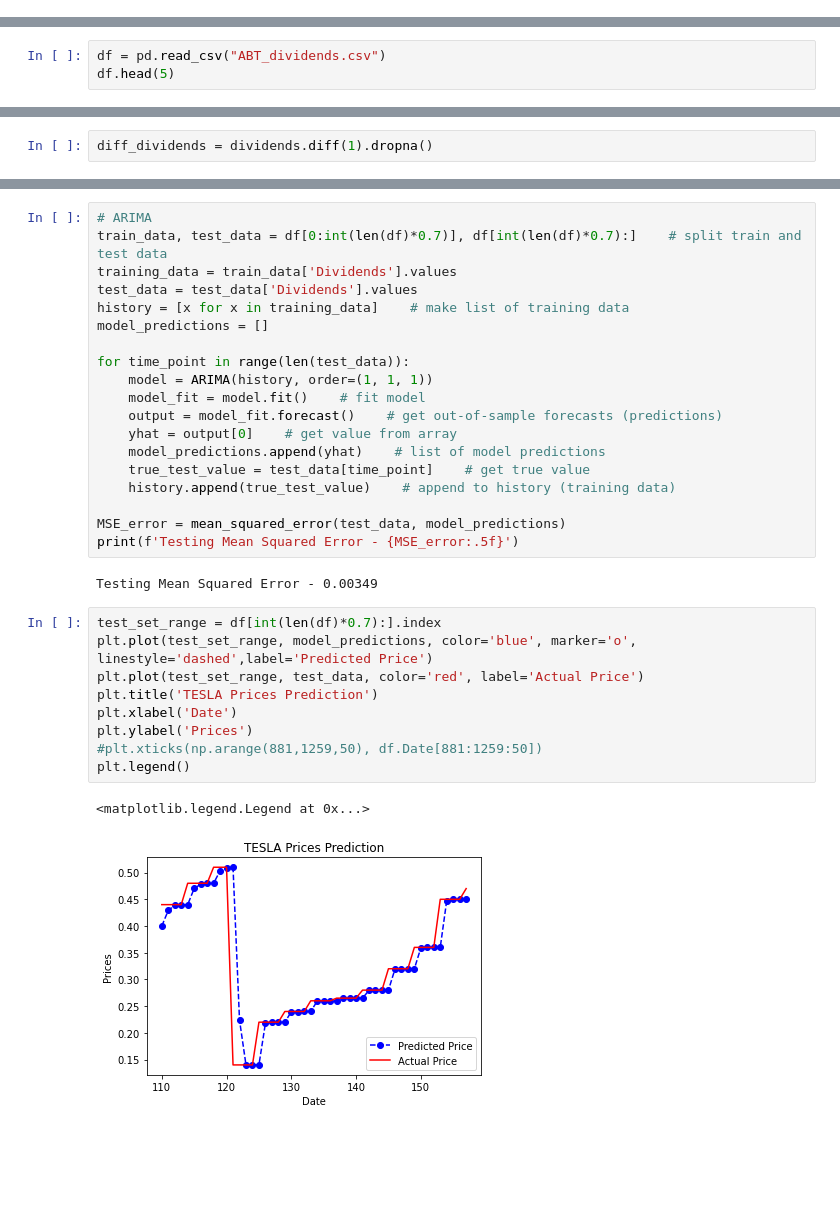
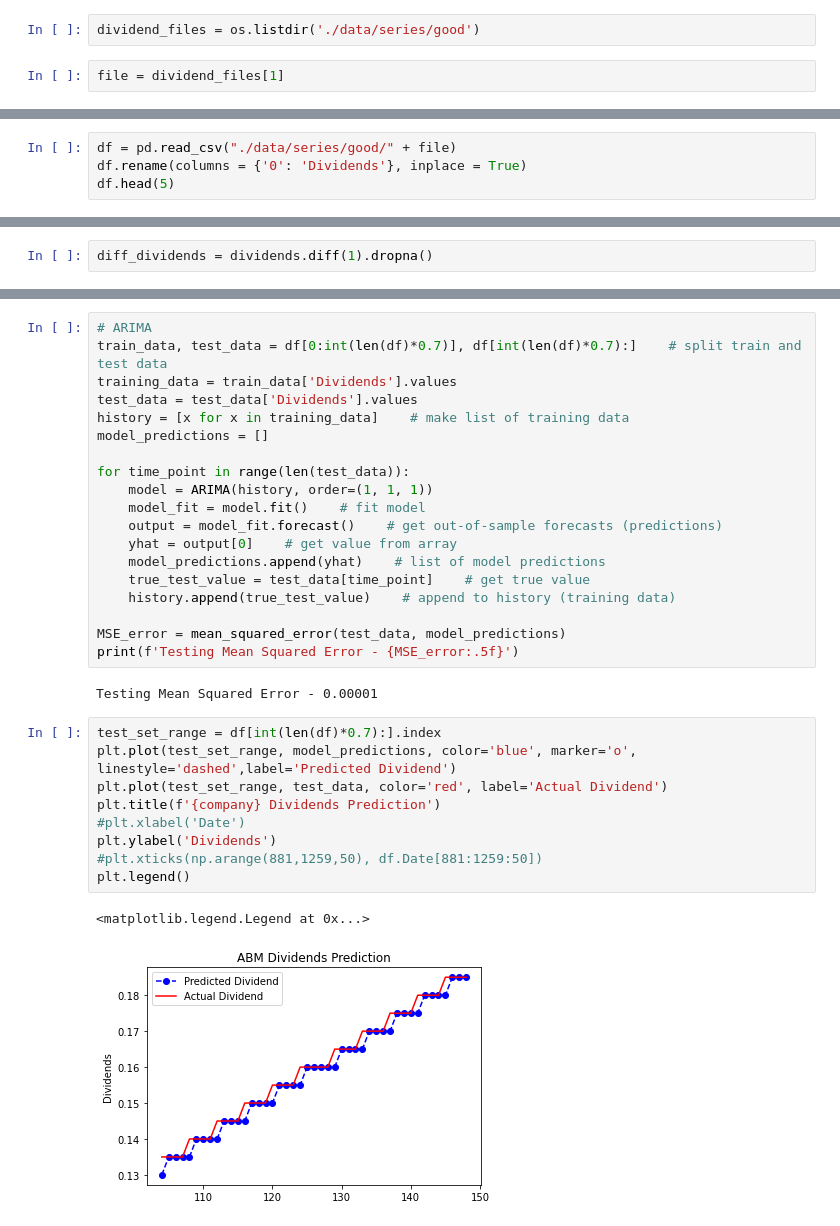
Before and after one commit to danpelis/DividendChampionPredictor, a Jupyter notebook: ARIMA_Forecasting.ipynb, the cells around one changed output, grey strips where cells are left out. Cells and saved outputs as stored; diff of their text form; blank space fills up the shorter version.

```diff
--- a/ARIMA_Forecasting.ipynb
+++ b/ARIMA_Forecasting.ipynb
@@ -9,3 +10,7 @@ from statsmodels.tsa.arima.model import ARIMA
 from statsmodels.graphics.tsaplots import plot_acf, plot_pacf
 from statsmodels.tsa.stattools import adfuller
 from sklearn.metrics import mean_squared_error
+# %%
+dividend_files = os.listdir('./data/series/good')
+# %%
+file = dividend_files[1]
@@ -11,0 +19,4 @@ from sklearn.metrics import mean_squared_error
+# %%
+df = pd.read_csv("./data/series/good/" + file)
+df.rename(columns = {'0': 'Dividends'}, inplace = True)
+df.head(5)
@@ -14,6 +49,3 @@ def perform_adf_test(series):
     result = adfuller(series)
     print('ADF Statistic: %f' % result[0])
     print('p-value: %f' % result[1])
-# %%
-df = pd.read_csv("ABT_dividends.csv")
-df.head(5)
@@ -83,16 +91,16 @@ for time_point in range(len(test_data)):
 MSE_error = mean_squared_error(test_data, model_predictions)
 print(f'Testing Mean Squared Error - {MSE_error:.5f}')
 # %% [output]
-Testing Mean Squared Error - 0.00349
+Testing Mean Squared Error - 0.00001
 # %%
 test_set_range = df[int(len(df)*0.7):].index
-plt.plot(test_set_range, model_predictions, color='blue', marker='o', linestyle='dashed',label='Predicted Price')
-plt.plot(test_set_range, test_data, color='red', label='Actual Price')
-plt.title('TESLA Prices Prediction')
-plt.xlabel('Date')
-plt.ylabel('Prices')
+plt.plot(test_set_range, model_predictions, color='blue', marker='o', linestyle='dashed',label='Predicted Dividend')
+plt.plot(test_set_range, test_data, color='red', label='Actual Dividend')
+plt.title(f'{company} Dividends Prediction')
+#plt.xlabel('Date')
+plt.ylabel('Dividends')
 #plt.xticks(np.arange(881,1259,50), df.Date[881:1259:50])
 plt.legend()
 # %% [output]
 <matplotlib.legend.Legend at 0x...>
-[figure, old version]
+[figure, new version]
```
Also changed, not shown: parts of 16 cells of this notebook.
